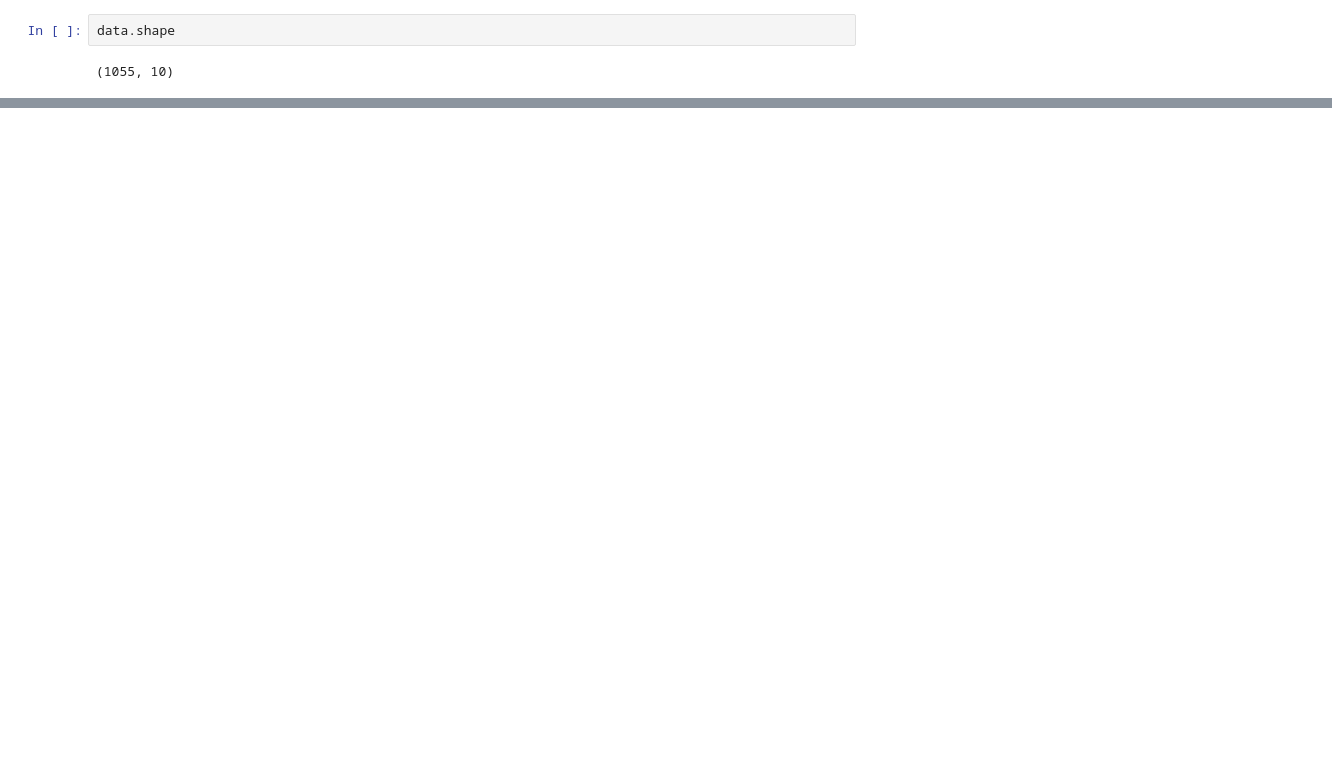
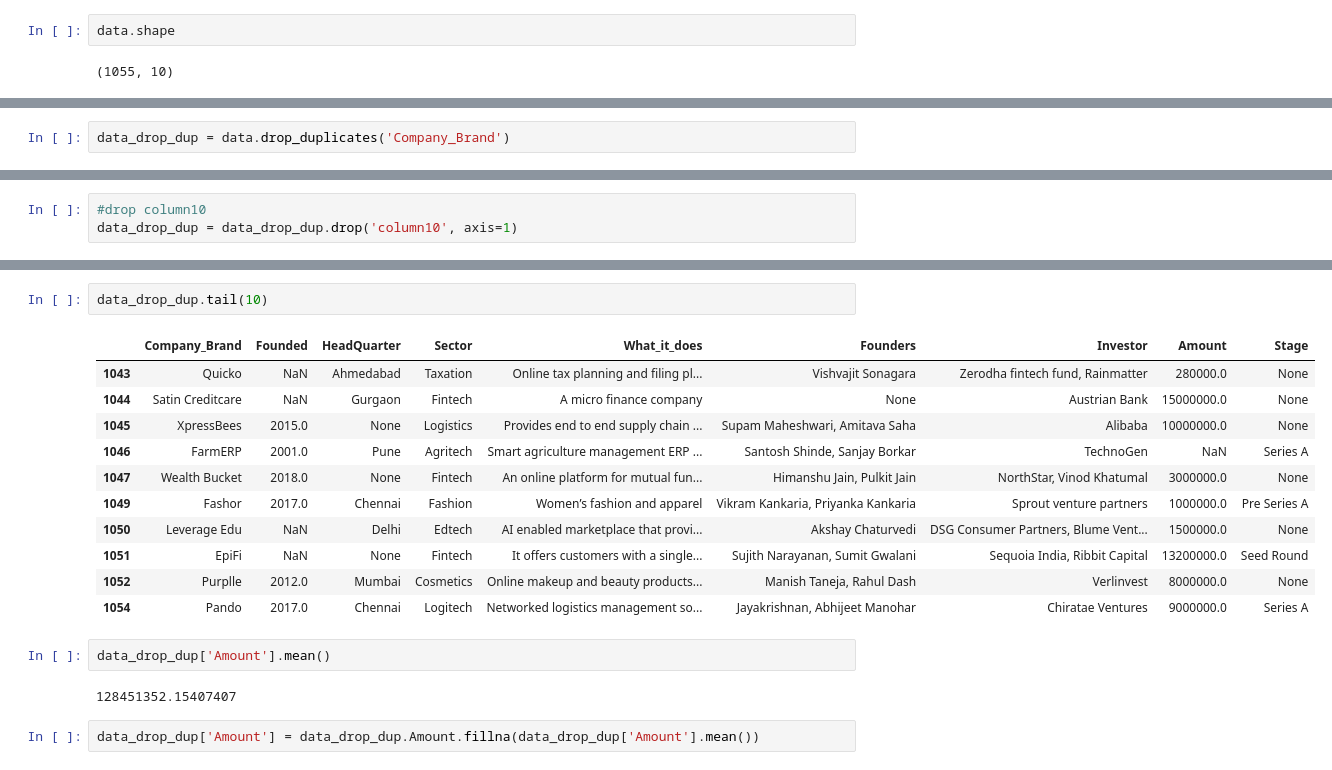
Before and after one commit to Nakkungu/LP1, a Jupyter notebook: LP1.ipynb, the cells around one changed output, grey strips where cells are left out. Drawn from its saved outputs; the diff is of its cells as text; blank space fills up the shorter version.

```diff
--- a/LP1.ipynb
+++ b/LP1.ipynb
@@ -378,0 +69,2 @@ memory usage: 28.9+ KB
+# %%
+data_drop_dup = data.drop_duplicates('Company_Brand')
@@ -378,0 +89,3 @@ memory usage: 28.9+ KB
+# %%
+#drop column10
+data_drop_dup = data_drop_dup.drop('column10', axis=1)
@@ -378,0 +105,20 @@ memory usage: 28.9+ KB
+# %%
+data_drop_dup.tail(10)
+# %% [output]
+|  | Company_Brand | Founded | HeadQuarter | Sector | What_it_does | Founders | Investor | Amount | Stage |
+| 1043 | Quicko | NaN | Ahmedabad | Taxation | Online tax planning and filing pl... | Vishvajit Sonagara | Zerodha fintech fund, Rainmatter | 280000.0 | None |
+| 1044 | Satin Creditcare | NaN | Gurgaon | Fintech | A micro finance company | None | Austrian Bank | 15000000.0 | None |
+| 1045 | XpressBees | 2015.0 | None | Logistics | Provides end to end supply chain ... | Supam Maheshwari, Amitava Saha | Alibaba | 10000000.0 | None |
+| 1046 | FarmERP | 2001.0 | Pune | Agritech | Smart agriculture management ERP ... | Santosh Shinde, Sanjay Borkar | TechnoGen | NaN | Series A |
+| 1047 | Wealth Bucket | 2018.0 | None | Fintech | An online platform for mutual fun... | Himanshu Jain, Pulkit Jain | NorthStar, Vinod Khatumal | 3000000.0 | None |
+| 1049 | Fashor | 2017.0 | Chennai | Fashion | Women’s fashion and apparel | Vikram Kankaria, Priyanka Kankaria | Sprout venture partners | 1000000.0 | Pre Series A |
+| 1050 | Leverage Edu | NaN | Delhi | Edtech | AI enabled marketplace that provi... | Akshay Chaturvedi | DSG Consumer Partners, Blume Vent... | 1500000.0 | None |
+| 1051 | EpiFi | NaN | None | Fintech | It offers customers with a single... | Sujith Narayanan, Sumit Gwalani | Sequoia India, Ribbit Capital | 13200000.0 | Seed Round |
+| 1052 | Purplle | 2012.0 | Mumbai | Cosmetics | Online makeup and beauty products... | Manish Taneja, Rahul Dash | Verlinvest | 8000000.0 | None |
+| 1054 | Pando | 2017.0 | Chennai | Logitech | Networked logistics management so... | Jayakrishnan, Abhijeet Manohar | Chiratae Ventures | 9000000.0 | Series A |
+# %%
+data_drop_dup['Amount'].mean()
+# %% [output]
+128451352.15407407
+# %%
+data_drop_dup['Amount'] = data_drop_dup.Amount.fillna(data_drop_dup['Amount'].mean())
```
Also changed, not shown: parts of 92 cells of this notebook, 2 other files.
